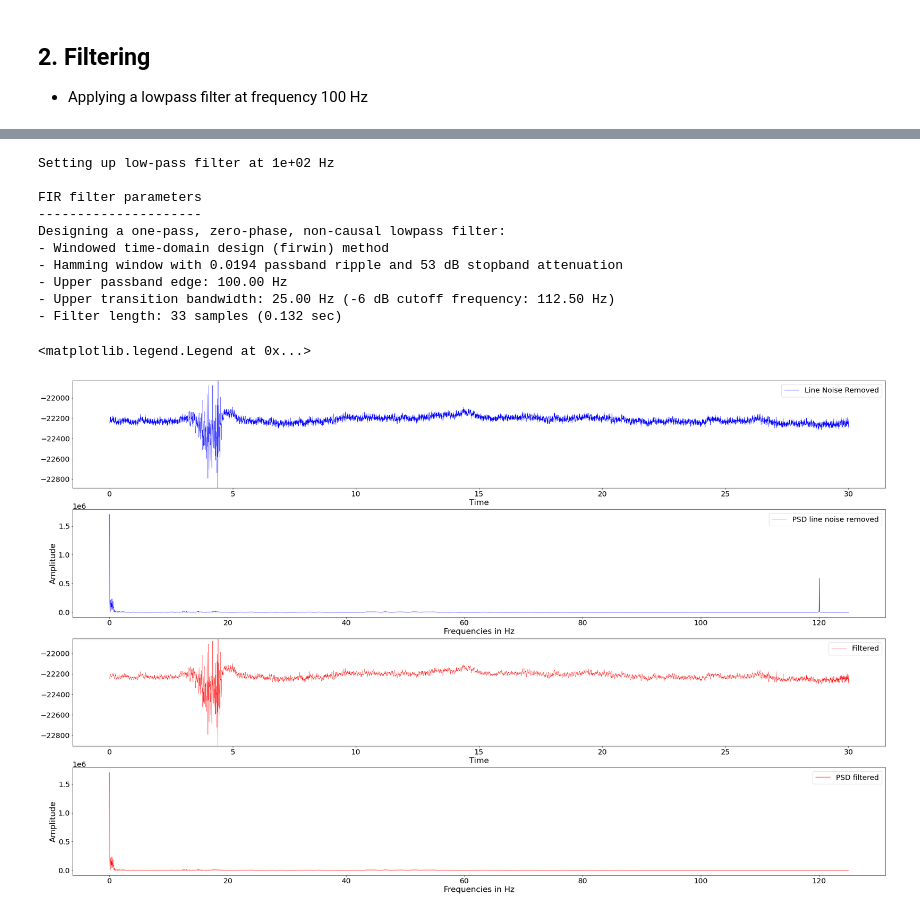
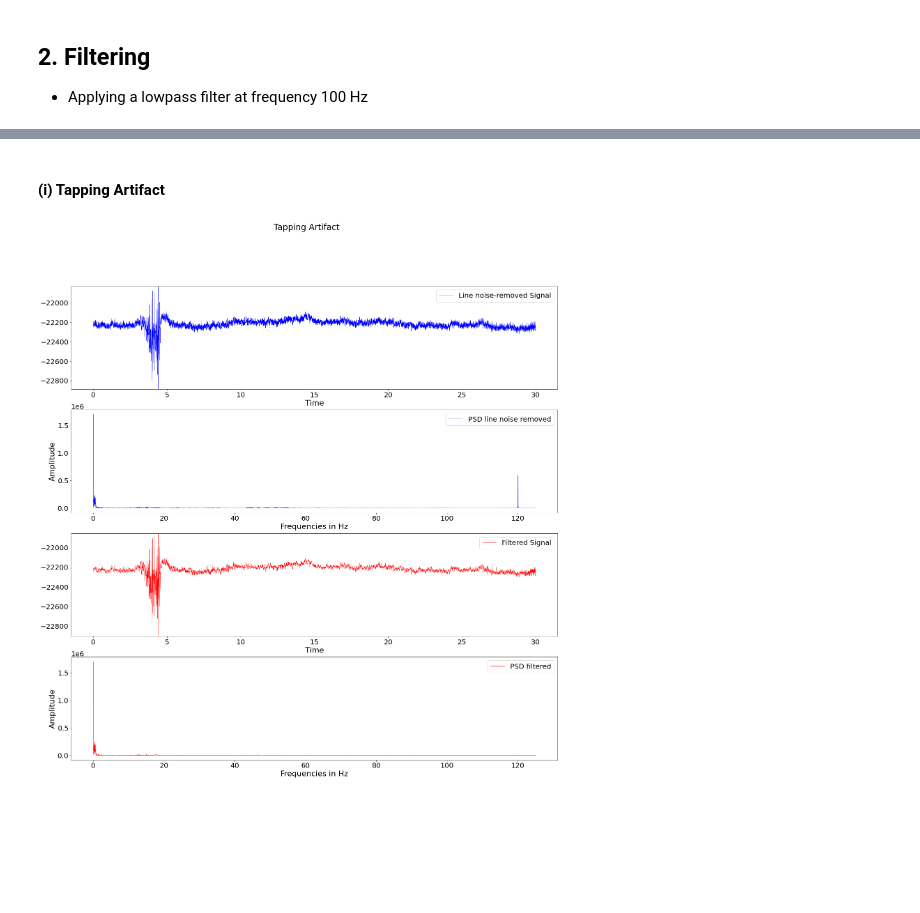
Before and after one commit to Mentalab-hub/explore-happilee, a Jupyter notebook: testing.ipynb, the cells around one changed output, grey strips where cells are left out. Saved outputs shown, nothing was run; the diff lists cells and outputs as text; code cells hidden in the pictures; blank space fills up the shorter version.

Commit message:
Added different artifacts for testing.

```diff
--- a/testing.ipynb
+++ b/testing.ipynb
@@ -98,61 +254,38 @@ Removed notch frequencies (Hz):
+# %% [markdown]
+#### (i) Tapping Artifact
 # %%
-s_rate = 250
-ExG_filt = mne.filter.filter_data(ExG_lnrm[1:, :],
-                                            sfreq = s_rate,
-                                            h_freq = 100,
-                                            l_freq = None)
-tmp = ExG_signal[0, :]
-# include the timestamps
-ExG_filt = np.transpose( np.c_[tmp, np.transpose(ExG_filt)] )
-
-#       Computing Fourier Transform
-t = ExG_in[0]
-n = len(t)
-fhat_filt = np.fft.fft(ExG_filt[1])
-psd_filt = fhat_filt * np.conj(fhat_filt)/n
-
-
-# d. Plotting the spectrum before and after the Line noise removal
-fig, ax = plt.subplots(4,1)
-plt.rcParams['figure.figsize'] = [40, 25]
+# b. Plotting the spectrum before and after Filtering
+plt.rcParams['figure.figsize'] = [25, 25]
 SMALL_SIZE = 20
 MEDIUM_SIZE = 22
 BIGGER_SIZE = 24
-plt.rc('font', size = SMALL_SIZE)          # controls default text sizes
+plt.rc('font', size = SMALL_SIZE)           # controls default text sizes
 plt.rc('axes', titlesize = MEDIUM_SIZE)     # fontsize of the axes title
-plt.rc('xtick', labelsize = SMALL_SIZE)    # fontsize of the tick labels
-plt.rc('figure', titlesize = BIGGER_SIZE)  # fontsize of the figure title
-plt.rc('axes', labelsize = MEDIUM_SIZE)    # fontsize of the x and y labels
+plt.rc('xtick', labelsize = SMALL_SIZE)     # fontsize of the tick labels
+plt.rc('figure', titlesize = BIGGER_SIZE)   # fontsize of the figure title
+plt.rc('axes', labelsize = MEDIUM_SIZE)     # fontsize of the x and y labels
 
-ax[0].plot(t, ExG_lnrm[1], color='b', lw=0.5, label='Line Noise Removed')
-ax[0].set_ylim([ExG_lnrm[1].min(), ExG_lnrm[1].max()])
+fig, ax = plt.subplots(4,1)
+ax[0].plot(t_tap, ExG_tap_lnrm[1], color='b', lw=0.5, label='Line noise-removed Signal')
+ax[0].set_ylim([ExG_tap_lnrm[1].min(), ExG_tap_lnrm[1].max()])
 ax[0].set_xlabel('Time')
 ax[0].legend()
 
-ax[1].plot(freq[idxs_half], np.abs(psd_lnrm[idxs_half]), color='b', lw=1, label='PSD line noise removed')
+ax[1].plot(freq_tap[idxs_half_tap], np.abs(psd_tap_lnrm[idxs_half_tap]), color='b', lw=1, label='PSD line noise removed')
 ax[1].set_xlabel('Frequencies in Hz')
 ax[1].set_ylabel('Amplitude')
 ax[1].legend()
 
-ax[2].plot(t, ExG_filt[1], color='r', lw=0.5, label='Filtered')
-ax[2].set_ylim([ExG_filt[1].min(), ExG_filt[1].max()])
+ax[2].plot(t_tap, ExG_tap_lpf[1], color='r', lw=0.5, label='Filtered Signal')
+ax[2].set_ylim([ExG_tap_lpf[1].min(), ExG_tap_lpf[1].max()])
 ax[2].set_xlabel('Time')
 ax[2].legend()
 
-ax[3].plot(freq[idxs_half], np.abs(psd_filt[idxs_half]), color='r', lw=1, label='PSD filtered')
+ax[3].plot(freq_tap[idxs_half_tap], np.abs(psd_tap_lpf[idxs_half_tap]), color='r', lw=1, label='PSD filtered')
 ax[3].set_xlabel('Frequencies in Hz')
 ax[3].set_ylabel('Amplitude')
 ax[3].legend()
+plt.suptitle('Tapping Artifact')
+plt.show()
 # %% [output]
-Setting up low-pass filter at 1e+02 Hz
-
-FIR filter parameters
----------------------
-Designing a one-pass, zero-phase, non-causal lowpass filter:
-- Windowed time-domain design (firwin) method
-- Hamming window with 0.0194 passband ripple and 53 dB stopband attenuation
-- Upper passband edge: 100.00 Hz
-- Upper transition bandwidth: 25.00 Hz (-6 dB cutoff frequency: 112.50 Hz)
-- Filter length: 33 samples (0.132 sec)
-<matplotlib.legend.Legend at 0x...>
-[figure, old version]
+[figure, new version]
```
Also changed, not shown: parts of 29 cells of this notebook, 9 other files.
